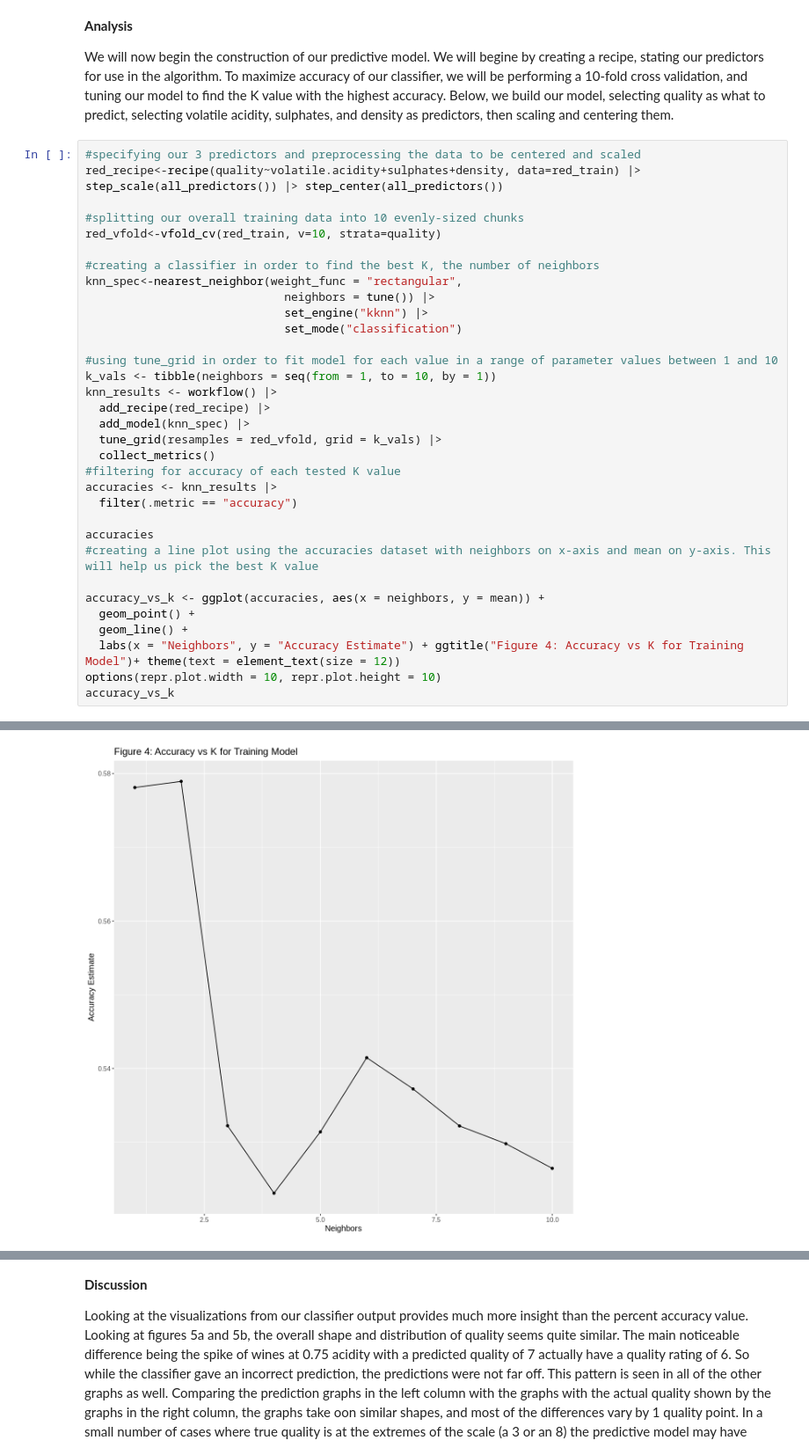
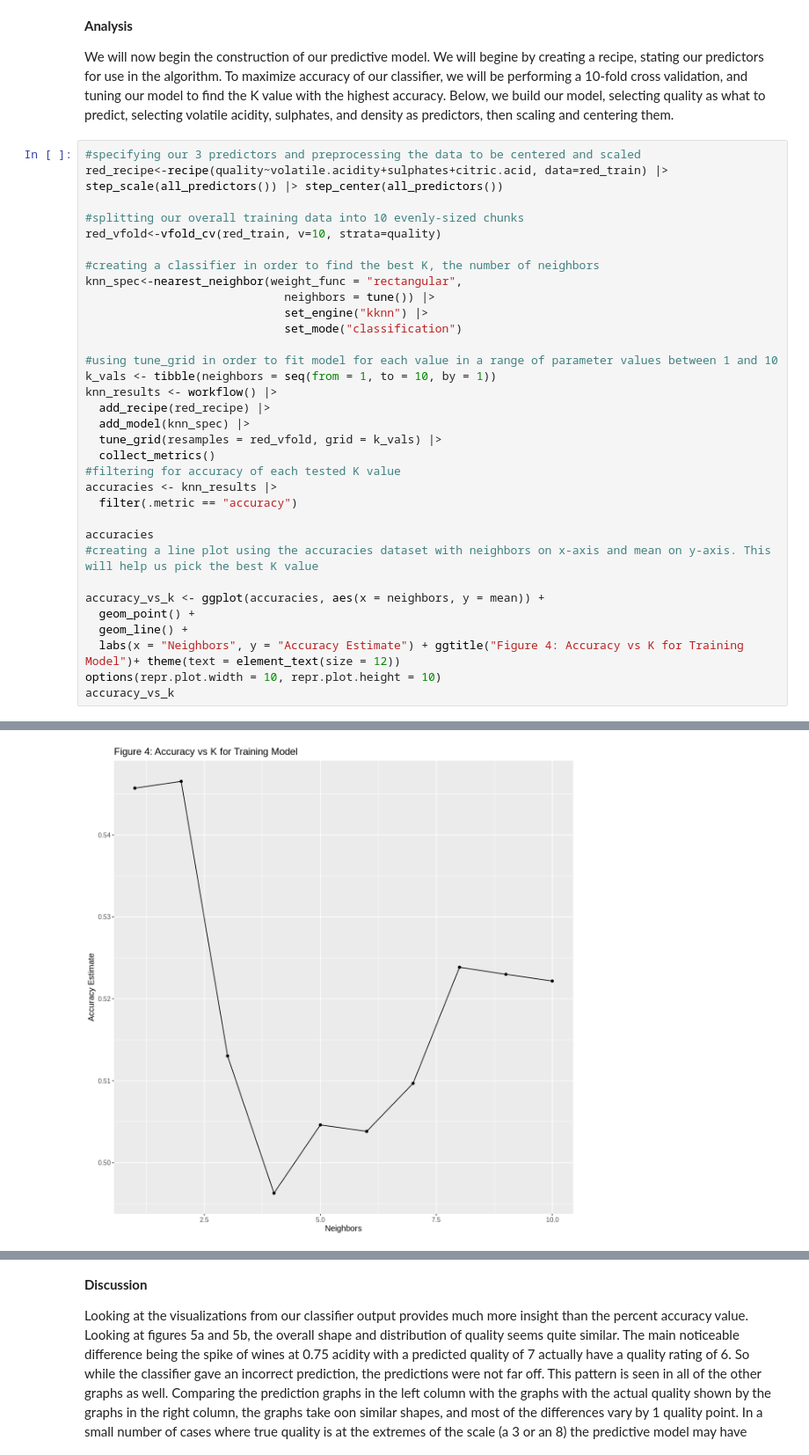
Before and after one commit to trushaan/f1_project_dsci100_163, a Jupyter notebook: proposal.ipynb, the cells around one changed output, grey strips where cells are left out. Shown at 88% size. Drawn from its saved outputs; the diff is of its cells as text.

```diff
--- a/proposal.ipynb
+++ b/proposal.ipynb
@@ -270,7 +270,7 @@ Based on what we saw from the exploratory tables and visualizations, the model s
 We will now begin the construction of our predictive model. We will begine by creating a recipe, stating our predictors for use in the algorithm. To maximize accuracy of our classifier, we will be performing a 10-fold cross validation, and tuning our model to find the K value with the highest accuracy. Below, we build our model, selecting quality as what to predict, selecting volatile acidity, sulphates, and density as predictors, then scaling and centering them.
 # %%
 #specifying our 3 predictors and preprocessing the data to be centered and scaled
-red_recipe<-recipe(quality~volatile.acidity+sulphates+density, data=red_train) |> step_scale(all_predictors()) |> step_center(all_predictors())
+red_recipe<-recipe(quality~volatile.acidity+sulphates+citric.acid, data=red_train) |> step_scale(all_predictors()) |> step_center(all_predictors())
 
 #splitting our overall training data into 10 evenly-sized chunks
 red_vfold<-vfold_cv(red_train, v=10, strata=quality)
@@ -333,4 +333,4 @@ A tibble: 10 × 7
-[figure, old version]
+[figure, new version]
 # %%
 
 #creating a new classifier with the best K, the number of neighbors
```
Also changed, not shown: parts of 7 cells of this notebook.
